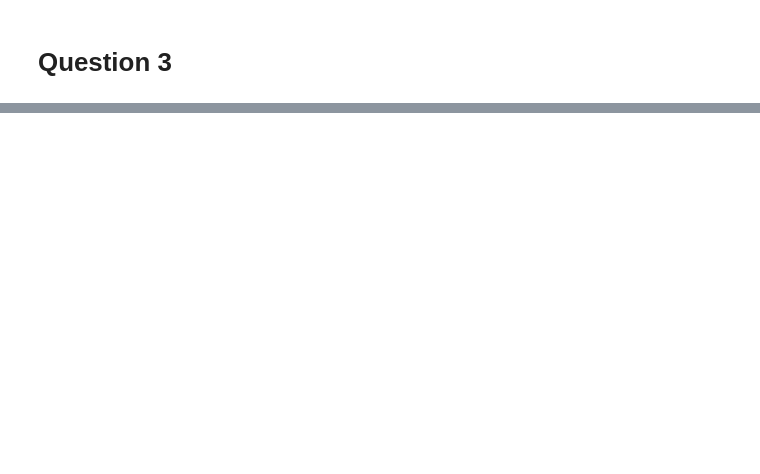
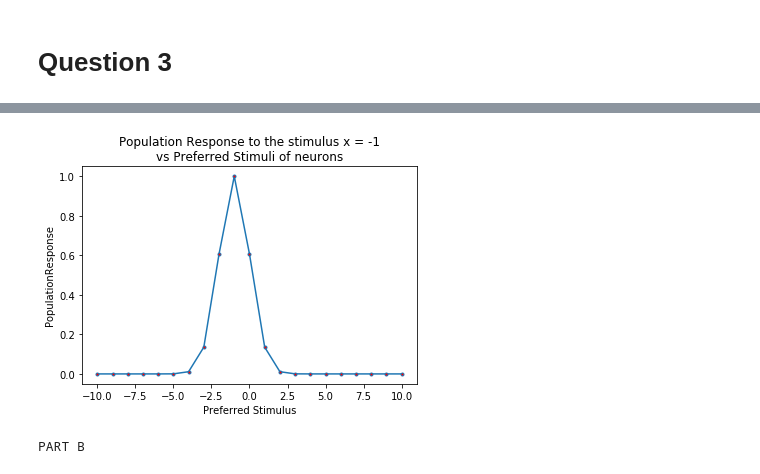
Before and after one commit to efeacer/Bilkent_EEE482_Assignments, a Jupyter notebook: Homework4_EA/Question3.ipynb, the cells around one changed output, grey strips where cells are left out. Cells and saved outputs as stored; diff of their text form; code cells hidden in the pictures; blank space fills up the shorter version.

```diff
--- a/Homework4_EA/Question3.ipynb
+++ b/Homework4_EA/Question3.ipynb
@@ -46,0 +54,19 @@ figure_num += 1
+# %%
+X = -1
+# %%
+responses = tuning_curve(X, A, MU_VALS, SIGMA)
+# %%
+plt.figure(figure_num)
+figure_num += 1
+plt.xlabel('Preferred Stimulus')
+plt.ylabel('PopulationResponse')
+plt.title('Population Response to the stimulus x = -1\nvs Preferred Stimuli of neurons')
+plt.plot(MU_VALS, responses, marker='.', markerfacecolor='red')
+plt.show(block=False)
+# %% [output]
+[figure, added]
+# %%
+# PART B
+print('PART B')
+# %% [output]
+PART B
```
Also changed, not shown: parts of 32 cells of this notebook, 1 other file.
